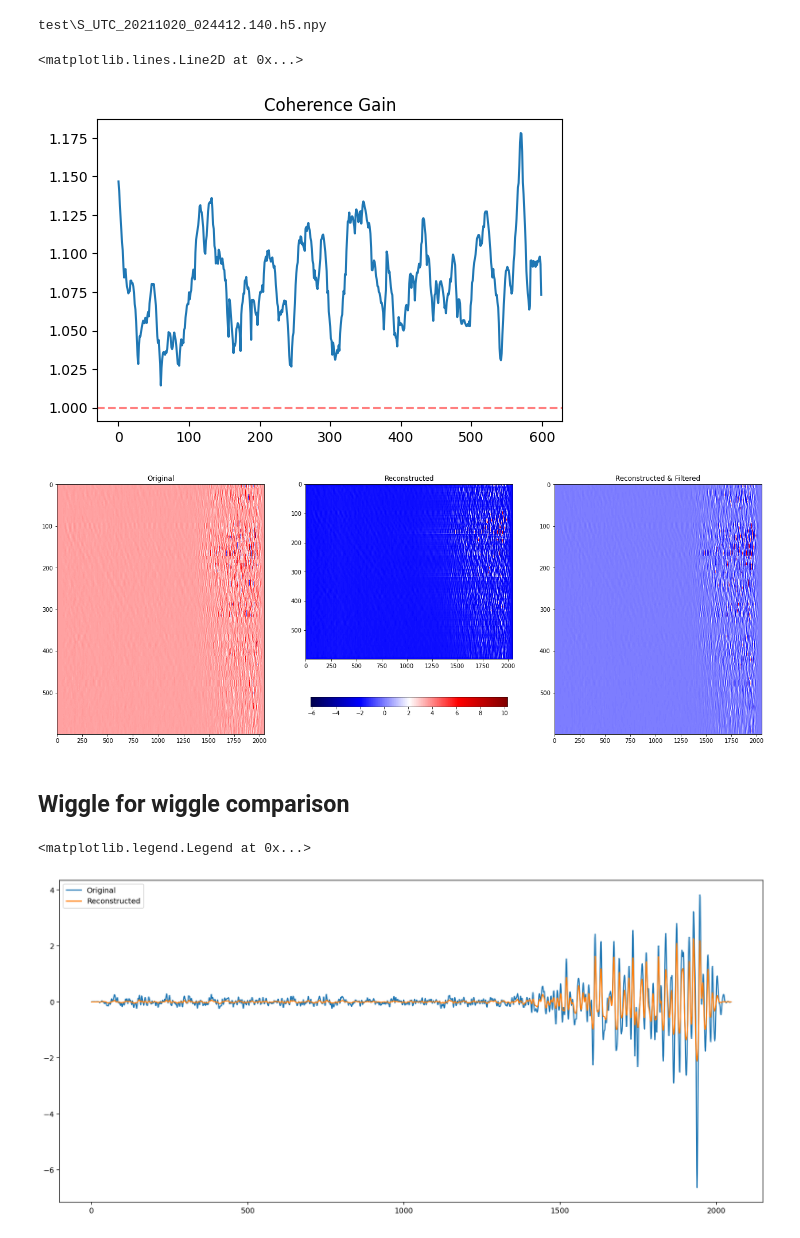
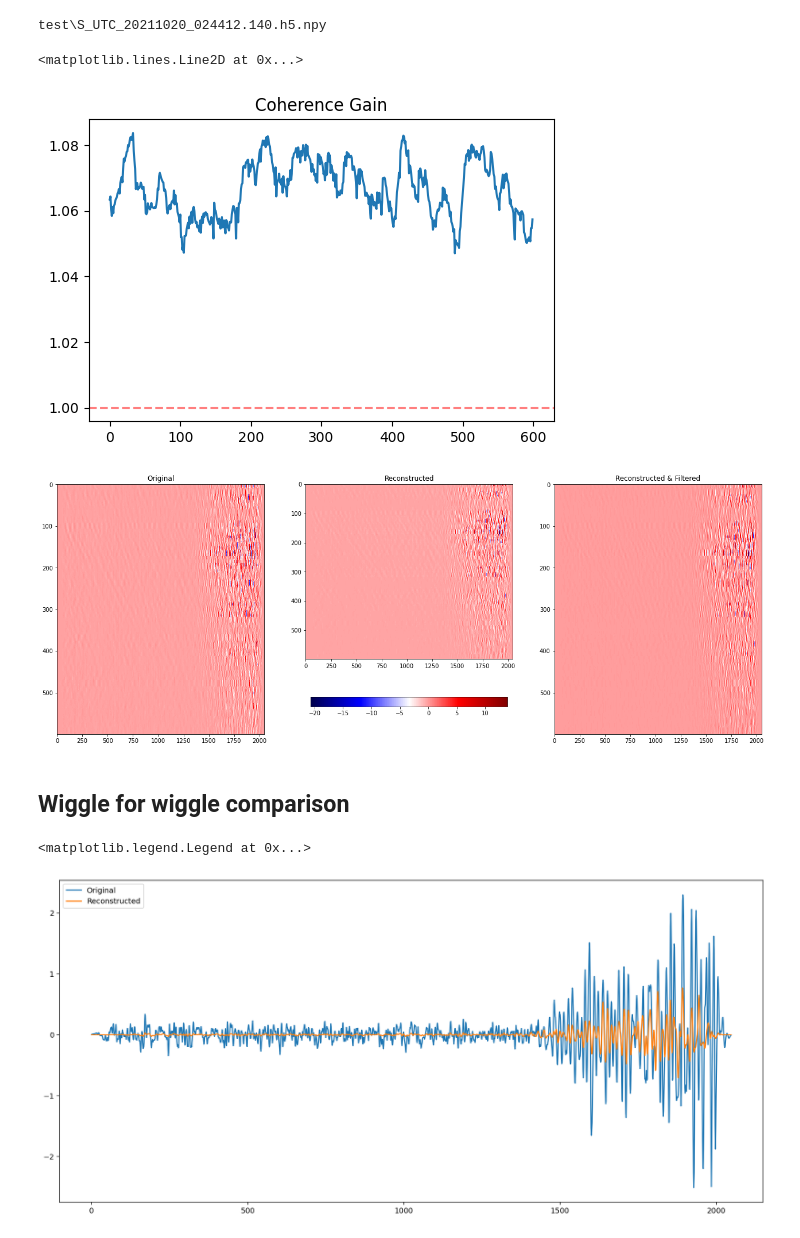
Before and after one commit to maniatisni/iDAS-self-supervised-denoising, a Jupyter notebook: testing.ipynb, the cells around one changed output. Saved outputs shown, nothing was run; the diff lists cells and outputs as text; code cells hidden in the pictures.

Commit message:
Update after training on both synthetic and real world data.

```diff
--- a/testing.ipynb
+++ b/testing.ipynb
@@ -13,8 +13,8 @@ sampleRate = 68.27
 # %%
 N_sub = 32
 batch_size = 32
-hidden_layers = 6
-learning_rate = 1e-5
+hidden_layers = 4
+learning_rate = 1e-4
 num_epochs = 10
 # %% [markdown]
 ## Load Test Data
@@ -26,7 +26,7 @@ test_files = glob(os.path.join(test_path, '*.npy'))[1:2]
 # %%
 criterion = nn.MSELoss()
 model = DenoisingUNet(input_bands=1, output_classes=1, hidden_channels=hidden_layers)
-state = torch.load('./new_model_tests/alt-mask-test-2.pth')
+state = torch.load('./new_model_tests/alt-mask-test-3-both.pth')
 model.load_state_dict(state['model_state_dict'])
 model.eval();
 # %% [markdown]
@@ -74,17 +74,17 @@ output_ = taper_filter(output, 1, 10, sampleRate)
 # %%
 og = np.array(eval_sample)
 rec = np.array(output_)
-bin_size = 32
+bin_size = 50
 cc_og = compute_moving_coherence(og, bin_size)
 cc_rec = compute_moving_coherence(rec, bin_size)
 cc_gain = cc_rec / cc_og
 plt.figure(dpi=100)
 plt.plot(cc_gain)
 plt.title("Coherence Gain")
 plt.axhline(y=1,linestyle='--',alpha=0.5,color='r')
 # %% [output]
 <matplotlib.lines.Line2D at 0x...>
-[figure, old version]
+[figure, new version]
 # %%
 fig, (ax1,ax2,ax3) = plt.subplots(1,3,figsize=(22,8))
 ax1.imshow(eval_sample, aspect='auto',interpolation='None',cmap='seismic')
@@ -95,15 +95,15 @@ pl = ax3.imshow(taper_filter(output, 1, 10, sampleRate), aspect='auto',interpola
 ax3.set_title('Reconstructed & Filtered')
 cbar = fig.colorbar(pl, ax=ax2, shrink=0.95,orientation='horizontal')
 # %% [output]
-[figure, old version]
+[figure, new version]
 # %% [markdown]
 ## Wiggle for wiggle comparison
 # %%
-channel=500
+channel=599
 plt.figure(figsize=(17,8),dpi=140)
 plt.plot(eval_sample[channel],label='Original')
 plt.plot(output_[channel],label='Reconstructed')
 plt.legend()
 # %% [output]
 <matplotlib.legend.Legend at 0x...>
-[figure, old version]
+[figure, new version]
```
Also changed, not shown: 1 other file.
